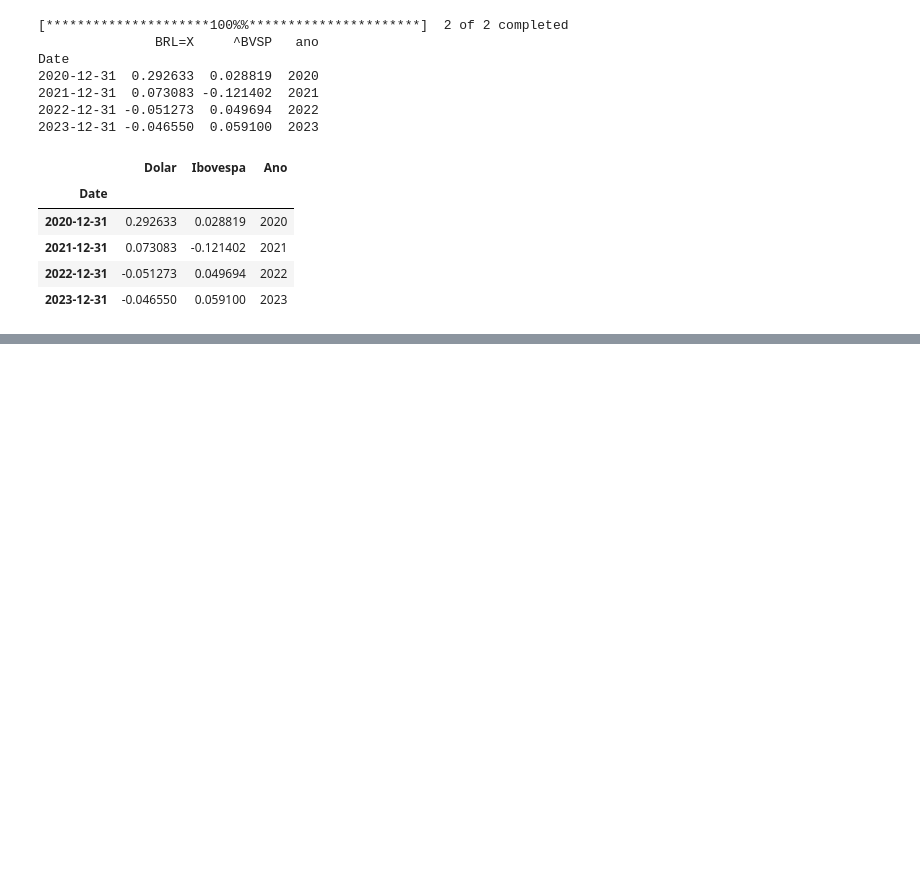
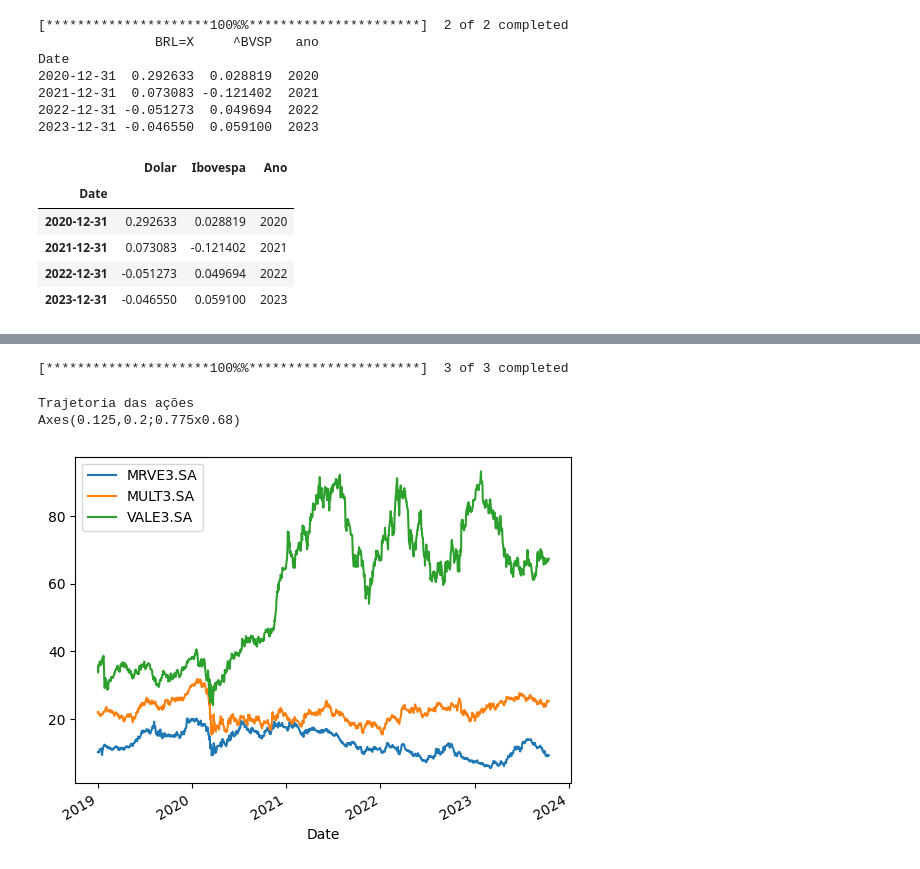
Before and after one commit to Moscarde/PythonDados, a Jupyter notebook: Modulo 5/Aula 2.ipynb, the cells around one changed output, grey strips where cells are left out. Drawn from its saved outputs; the diff is of its cells as text; code cells hidden in the pictures; blank space fills up the shorter version.

```diff
--- a/Modulo 5/Aula 2.ipynb
+++ b/Modulo 5/Aula 2.ipynb
@@ -242,0 +247,15 @@ cotacoes.plot.scatter(x = 'Dolar', y = 'Ibovespa', c = 'Ano', cmap = 'viridis')
+# %%
+acoes = ['MULT3.SA', 'VALE3.SA', 'MRVE3.SA']
+dados_completo = yf.download(acoes, '2019-01-01').dropna()
+# %% [output]
+[*********************100%%**********************]  3 of 3 completed
+# %%
+#grafico com tragetória das cotações
+dados_preco = dados_completo['Adj Close']
+print('Trajetoria das ações')
+print(dados_preco.plot())
+print()
+# %% [output]
+Trajetoria das ações
+Axes(0.125,0.2;0.775x0.68)
+[figure, added]
```
Also changed, not shown: parts of 7 cells of this notebook, 3 other files.
